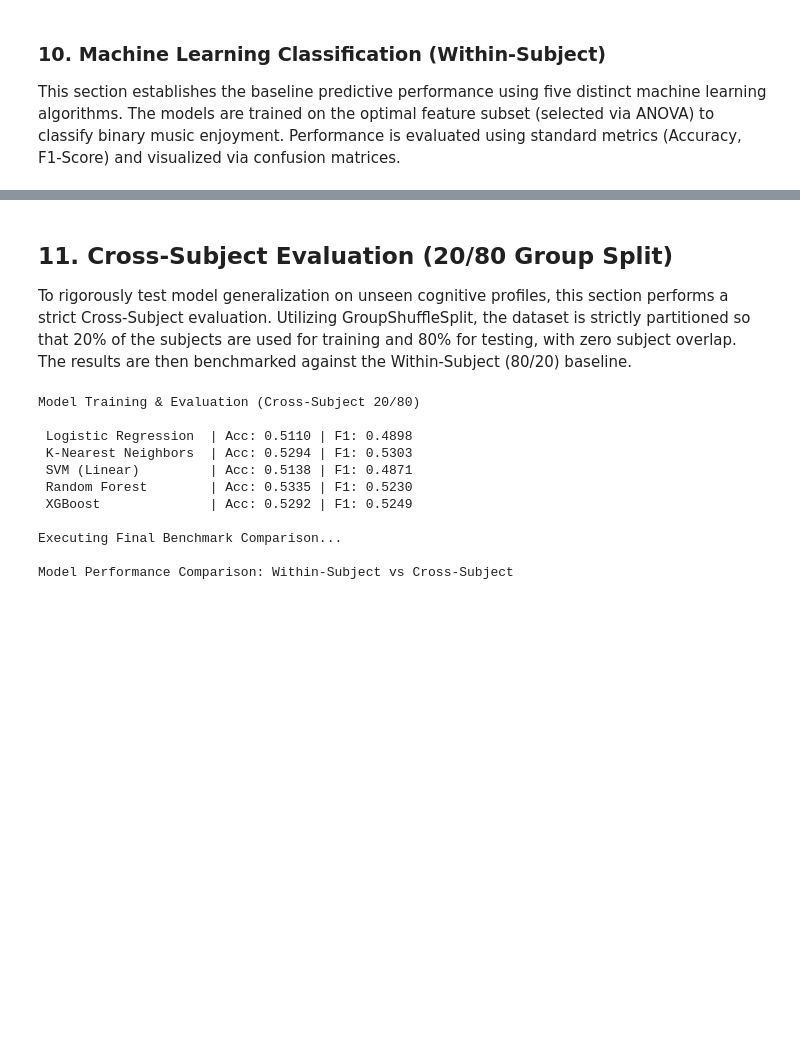
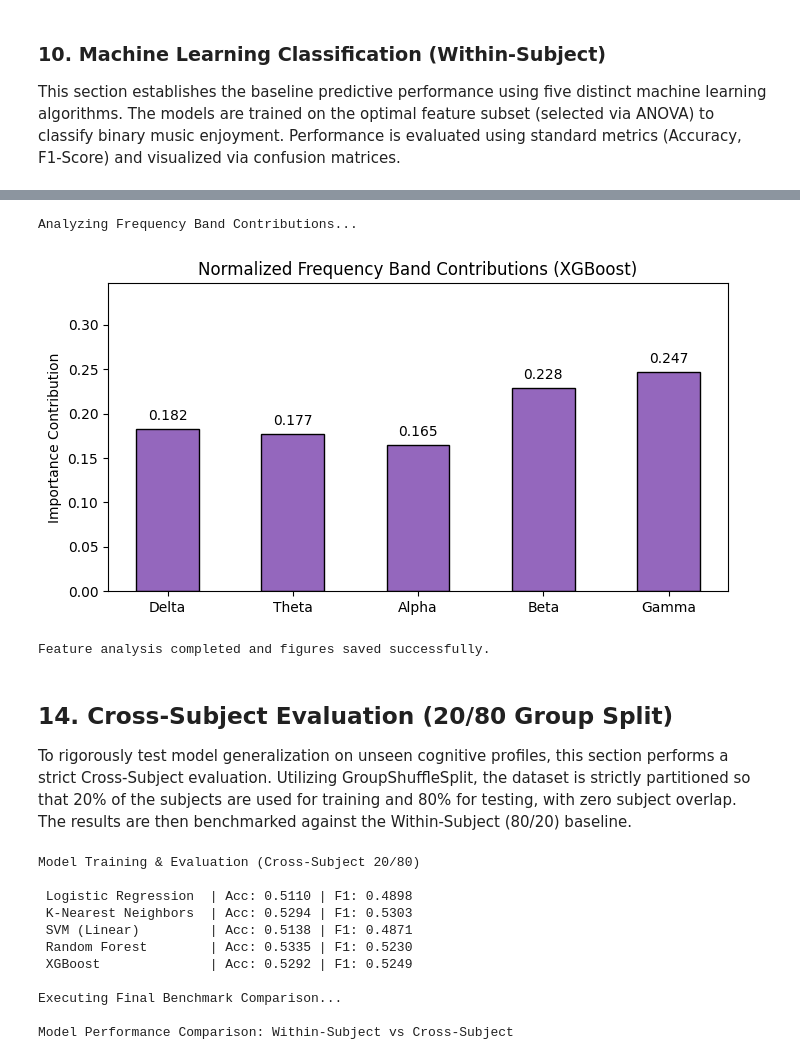
Before and after one commit to sedefcoskun/EEG-Music-Analysis-ML, a Jupyter notebook: 02_Data_Preprocessing_and_ML_Modeling.ipynb, the cells around one changed output, grey strips where cells are left out. Drawn from its saved outputs; the diff is of its cells as text; code cells hidden in the pictures; blank space fills up the shorter version.

Commit message:
Added More Feature Analysis

```diff
--- a/02_Data_Preprocessing_and_ML_Modeling.ipynb
+++ b/02_Data_Preprocessing_and_ML_Modeling.ipynb
@@ -692,5 +765,36 @@ Confusion matrices exported to: /content/drive/MyDrive/ML_Project_2026_SEDEF_CO
+# %%
+print("Analyzing Frequency Band Contributions...")
+
+# analyze importance by frequency band
+bands = ['Delta', 'Theta', 'Alpha', 'Beta', 'Gamma']
+band_imp = {band: 0 for band in bands}
+
+for feat, imp in zip(final_feats, importances):
+    for band in bands:
+        if f'_{band}_' in feat:
+            band_imp[band] += imp
+
+total_imp = sum(band_imp.values())
+band_imp_norm = {k: v / total_imp for k, v in band_imp.items()}
+
+# plot normalized band importance
+fig, ax = plt.subplots(figsize=(8, 4))
+ax.bar(band_imp_norm.keys(), band_imp_norm.values(), color='#9467bd', edgecolor='black', width=0.5)
+ax.set_title('Normalized Frequency Band Contributions (XGBoost)')
+ax.set_ylabel('Importance Contribution')
+ax.set_ylim(0, max(band_imp_norm.values()) + 0.1)
+for i, v in enumerate(band_imp_norm.values()):
+    ax.text(i, v + 0.01, f'{v:.3f}', ha='center')
+plt.savefig(f'{project_dir}/band_importance.png', dpi=300, bbox_inches='tight')
+plt.show()
+
+print("Feature analysis completed and figures saved successfully.")
+# %% [output]
+Analyzing Frequency Band Contributions...
+[figure, added]
+Feature analysis completed and figures saved successfully.
 # %% [markdown]
-## 11. Cross-Subject Evaluation (20/80 Group Split)
+## 14. Cross-Subject Evaluation (20/80 Group Split)
 
 To rigorously test model generalization on unseen cognitive profiles, this section performs a strict Cross-Subject evaluation. Utilizing GroupShuffleSplit, the dataset is strictly partitioned so that 20% of the subjects are used for training and 80% for testing, with zero subject overlap. The results are then benchmarked against the Within-Subject (80/20) baseline.
 # %%
```
Also changed, not shown: parts of 11 cells of this notebook.
